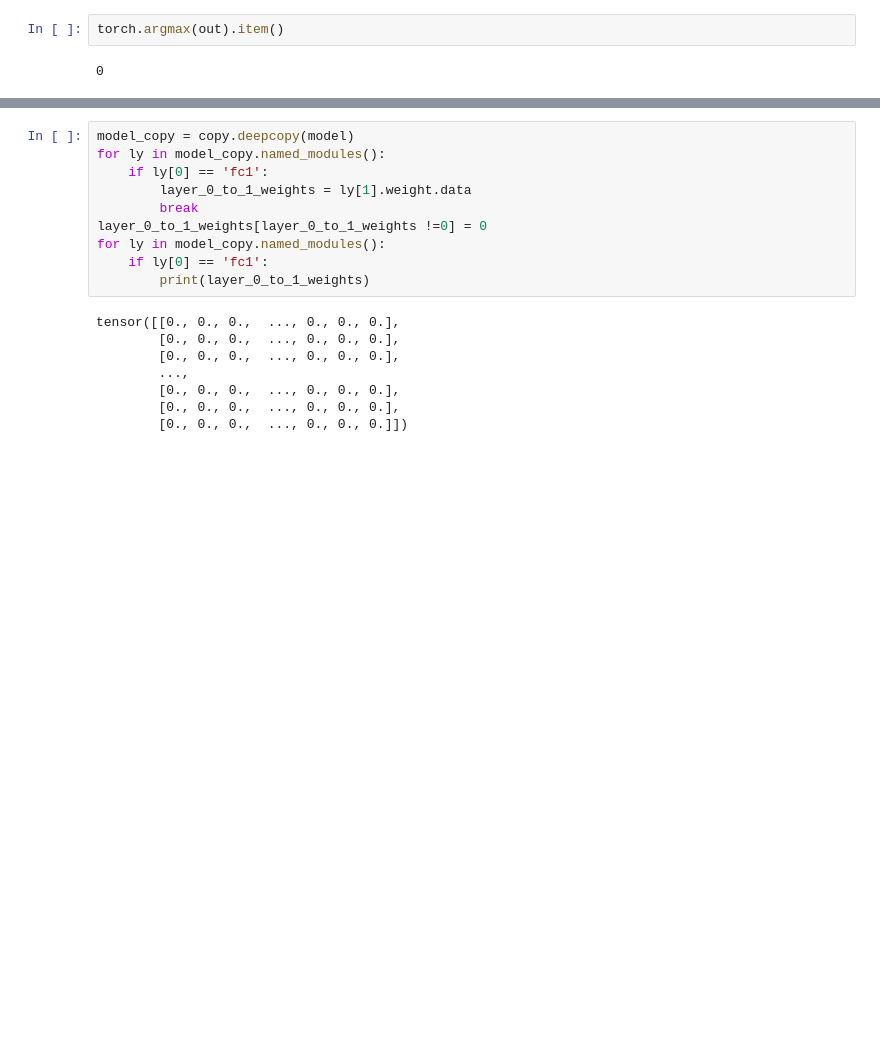
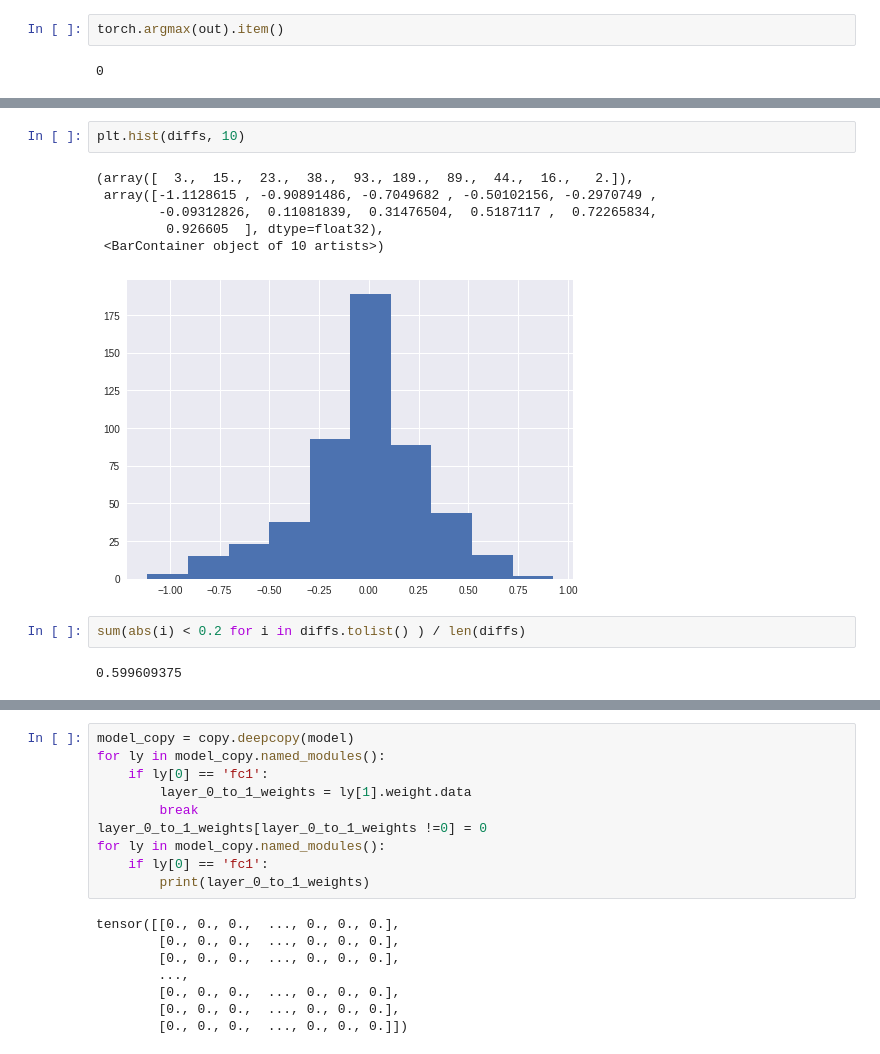
Before and after one commit to wlg1/analogous_neuron_circuit_expms, a Jupyter notebook: MNIST_1_vs_7.ipynb, the cells around one changed output, grey strips where cells are left out. Drawn from its saved outputs; the diff is of its cells as text; blank space fills up the shorter version.

```diff
--- a/MNIST_1_vs_7.ipynb
+++ b/MNIST_1_vs_7.ipynb
@@ -580,0 +685,13 @@ for weight in range(512):
+# %%
+plt.hist(diffs, 10)
+# %% [output]
+(array([  3.,  15.,  23.,  38.,  93., 189.,  89.,  44.,  16.,   2.]),
+ array([-1.1128615 , -0.90891486, -0.7049682 , -0.50102156, -0.2970749 ,
+        -0.09312826,  0.11081839,  0.31476504,  0.5187117 ,  0.72265834,
+         0.926605  ], dtype=float32),
+ <BarContainer object of 10 artists>)
+[figure, added]
+# %%
+sum(abs(i) < 0.2 for i in diffs.tolist() ) / len(diffs)
+# %% [output]
+0.599609375
```
Also changed, not shown: parts of 26 cells of this notebook.
